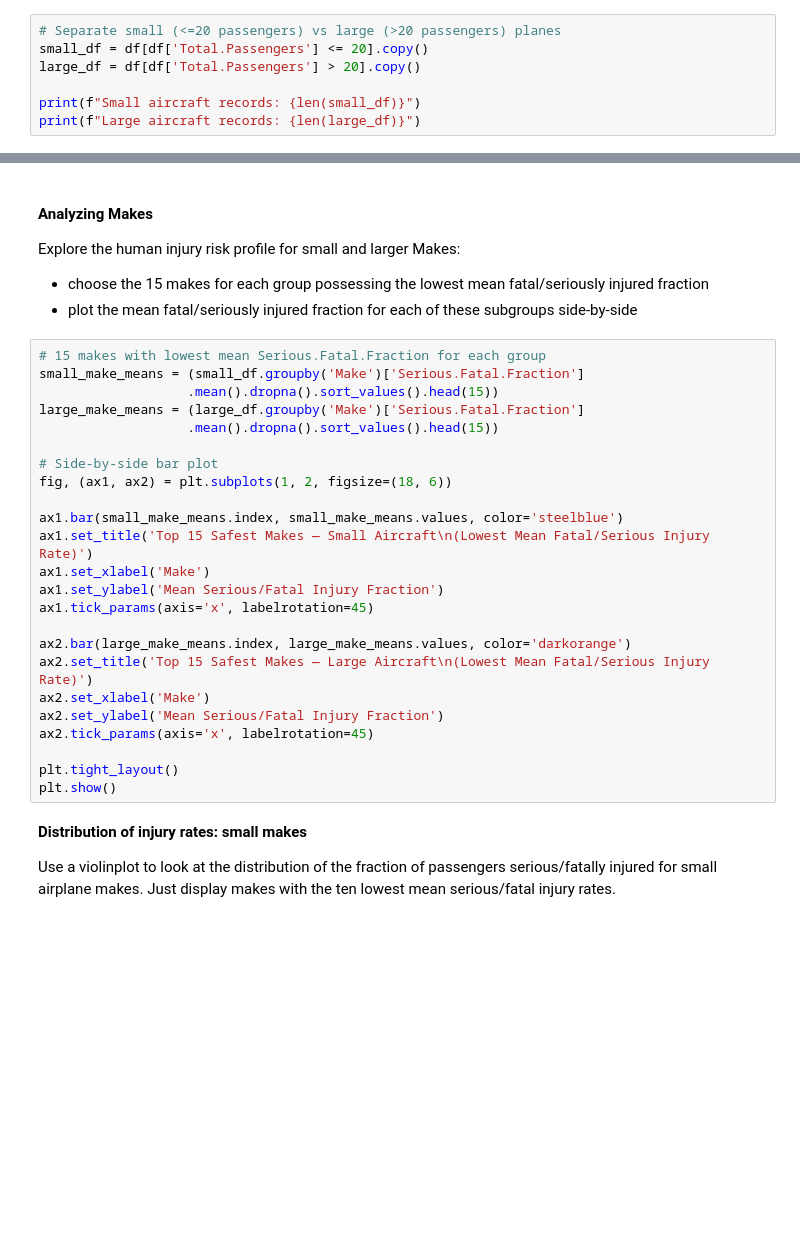
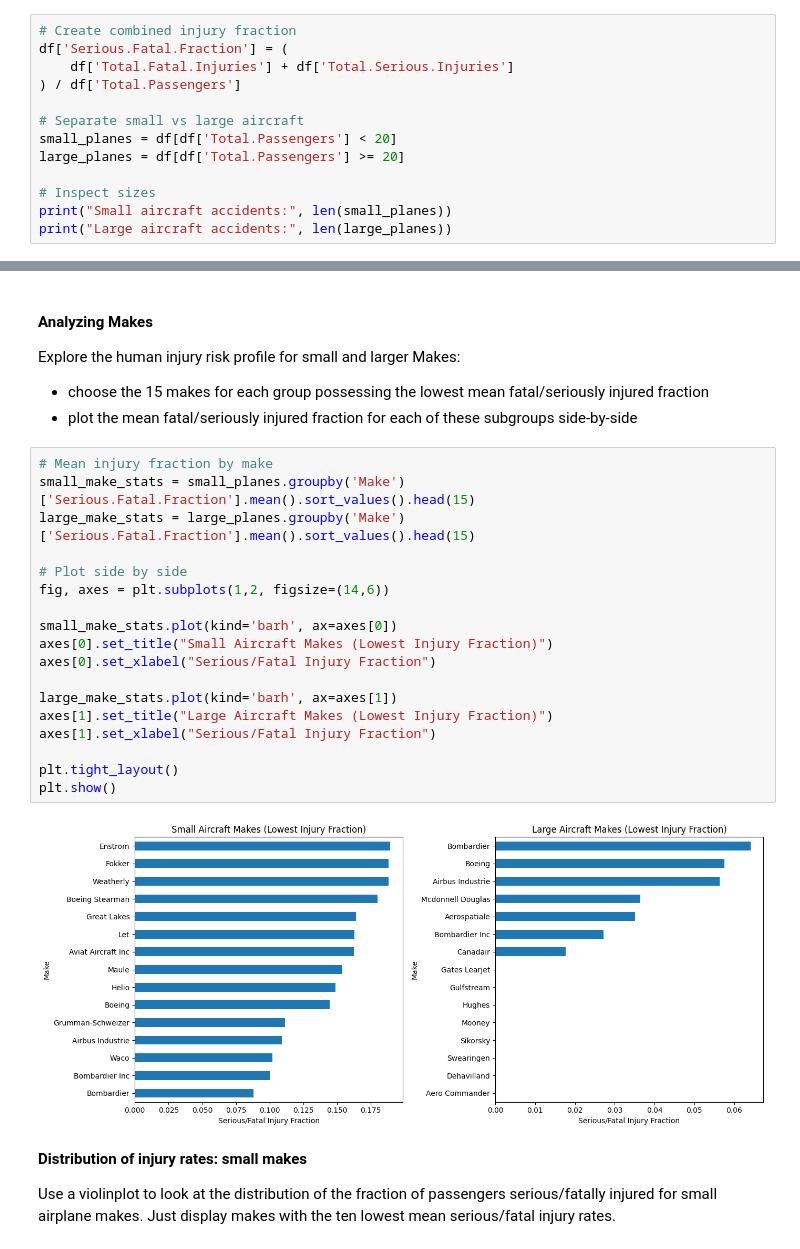
Before and after one commit to sangchepkirui/Aviation-accidents-and-data-cleaning-, a Jupyter notebook: Aviation_Accidents_Data_Analysis.ipynb, the cells around one changed output, grey strips where cells are left out. Cells and saved outputs as stored; diff of their text form; blank space fills up the shorter version.

```diff
--- a/Aviation_Accidents_Data_Analysis.ipynb
+++ b/Aviation_Accidents_Data_Analysis.ipynb
@@ -30,9 +64,15 @@ df.head()
 ## Explore safety metrics across models/makes
 - Remember that the client is interested in separate recommendations for smaller airplanes and larger airplanes. Choose a passenger threshold of 20 and separate the plane types.
 # %%
-# Separate small (<=20 passengers) vs large (>20 passengers) planes
-small_df = df[df['Total.Passengers'] <= 20].copy()
-large_df = df[df['Total.Passengers'] > 20].copy()
+# Create combined injury fraction
+df['Serious.Fatal.Fraction'] = (
+    df['Total.Fatal.Injuries'] + df['Total.Serious.Injuries']
+) / df['Total.Passengers']
 
-print(f"Small aircraft records: {len(small_df)}")
-print(f"Large aircraft records: {len(large_df)}")
+# Separate small vs large aircraft
+small_planes = df[df['Total.Passengers'] < 20]
+large_planes = df[df['Total.Passengers'] >= 20]
+
+# Inspect sizes
+print("Small aircraft accidents:", len(small_planes))
+print("Large aircraft accidents:", len(large_planes))
@@ -43,29 +86,25 @@ Explore the human injury risk profile for small and larger Makes:
 - choose the 15 makes for each group possessing the lowest mean fatal/seriously injured fraction
 - plot the mean fatal/seriously injured fraction for each of these subgroups side-by-side
 # %%
-# 15 makes with lowest mean Serious.Fatal.Fraction for each group
-small_make_means = (small_df.groupby('Make')['Serious.Fatal.Fraction']
-                   .mean().dropna().sort_values().head(15))
-large_make_means = (large_df.groupby('Make')['Serious.Fatal.Fraction']
-                   .mean().dropna().sort_values().head(15))
+# Mean injury fraction by make
+small_make_stats = small_planes.groupby('Make')['Serious.Fatal.Fraction'].mean().sort_values().head(15)
+large_make_stats = large_planes.groupby('Make')['Serious.Fatal.Fraction'].mean().sort_values().head(15)
 
-# Side-by-side bar plot
-fig, (ax1, ax2) = plt.subplots(1, 2, figsize=(18, 6))
+# Plot side by side
+fig, axes = plt.subplots(1,2, figsize=(14,6))
 
-ax1.bar(small_make_means.index, small_make_means.values, color='steelblue')
-ax1.set_title('Top 15 Safest Makes — Small Aircraft\n(Lowest Mean Fatal/Serious Injury Rate)')
-ax1.set_xlabel('Make')
-ax1.set_ylabel('Mean Serious/Fatal Injury Fraction')
-ax1.tick_params(axis='x', labelrotation=45)
+small_make_stats.plot(kind='barh', ax=axes[0])
+axes[0].set_title("Small Aircraft Makes (Lowest Injury Fraction)")
+axes[0].set_xlabel("Serious/Fatal Injury Fraction")
 
-ax2.bar(large_make_means.index, large_make_means.values, color='darkorange')
-ax2.set_title('Top 15 Safest Makes — Large Aircraft\n(Lowest Mean Fatal/Serious Injury Rate)')
-ax2.set_xlabel('Make')
-ax2.set_ylabel('Mean Serious/Fatal Injury Fraction')
-ax2.tick_params(axis='x', labelrotation=45)
+large_make_stats.plot(kind='barh', ax=axes[1])
+axes[1].set_title("Large Aircraft Makes (Lowest Injury Fraction)")
+axes[1].set_xlabel("Serious/Fatal Injury Fraction")
 
 plt.tight_layout()
 plt.show()
+# %% [output]
+[figure, added]
 # %% [markdown]
 **Distribution of injury rates: small makes**
 
```
Also changed, not shown: parts of 12 cells of this notebook, 1 other file.
